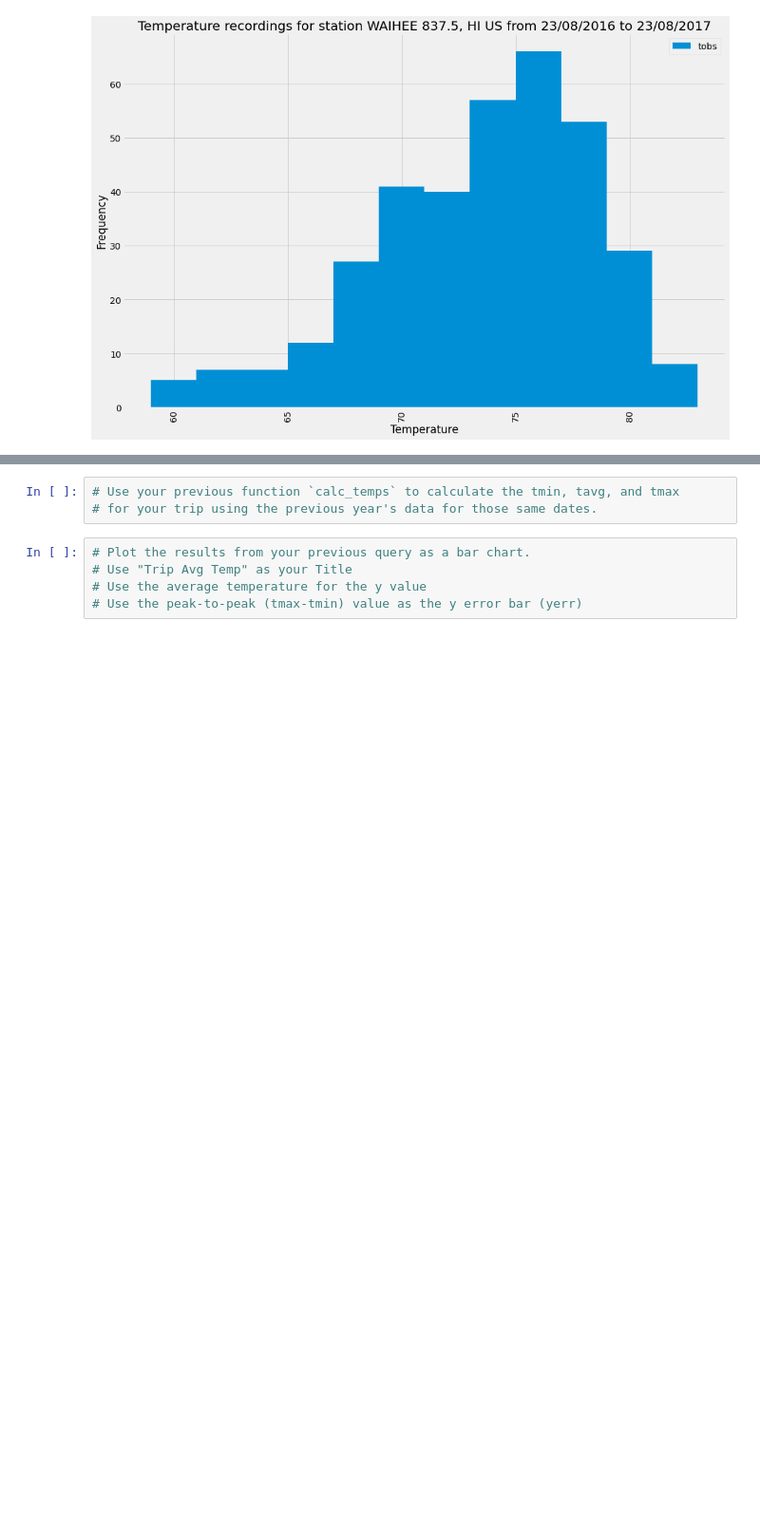
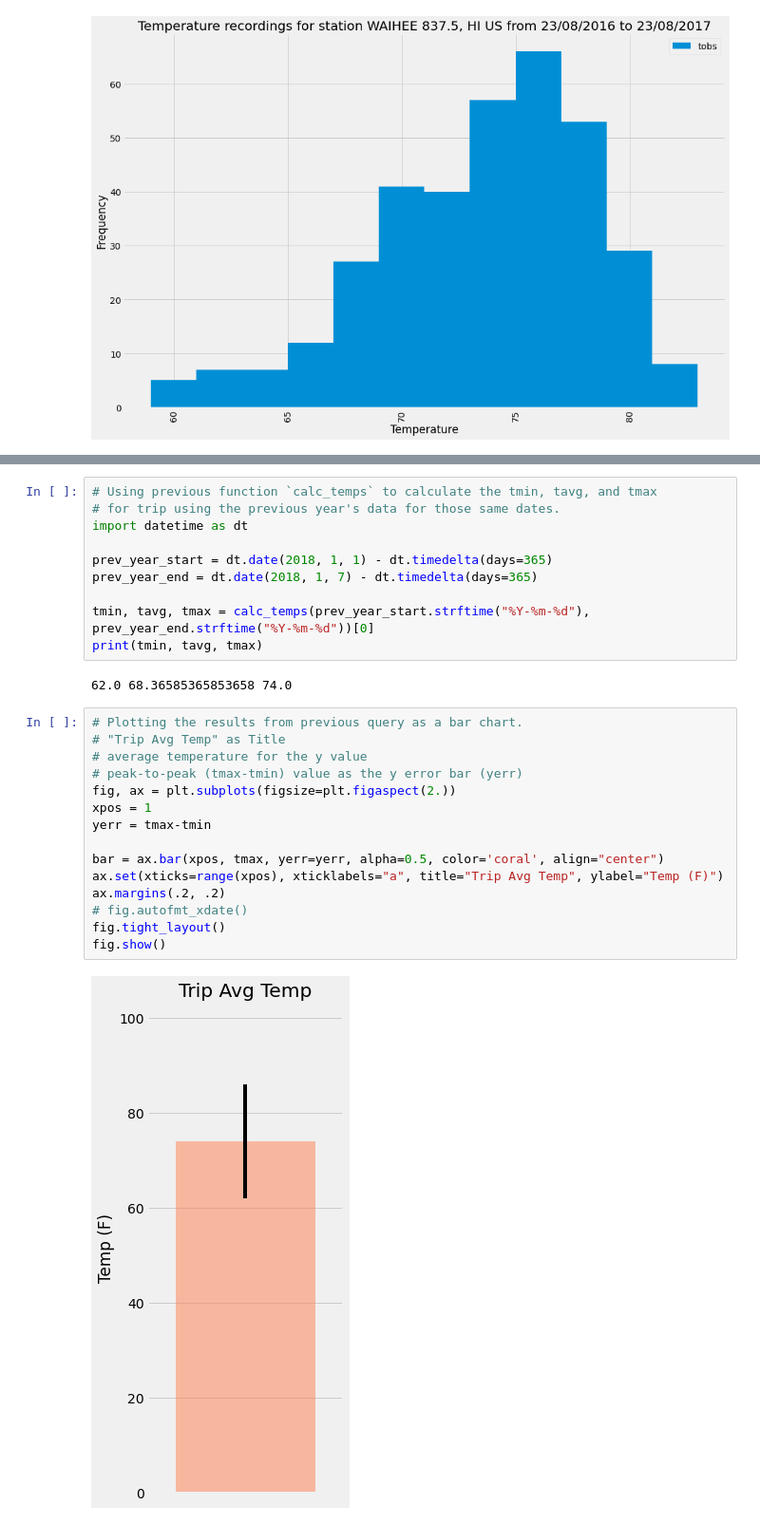
Before and after one commit to catherinesloan/sqlalchemy-challenge, a Jupyter notebook: climate_analysis.ipynb, the cells around one changed output, grey strips where cells are left out. Shown at 95% size. Saved outputs shown, nothing was run; the diff lists cells and outputs as text; blank space fills up the shorter version.

```diff
--- a/climate_analysis.ipynb
+++ b/climate_analysis.ipynb
@@ -412,8 +534,29 @@ print(calc_temps('2012-02-28', '2012-03-05'))
 # %%
-# Use your previous function `calc_temps` to calculate the tmin, tavg, and tmax
-# for your trip using the previous year's data for those same dates.
+# Using previous function `calc_temps` to calculate the tmin, tavg, and tmax
+# for trip using the previous year's data for those same dates.
+import datetime as dt
+
+prev_year_start = dt.date(2018, 1, 1) - dt.timedelta(days=365)
+prev_year_end = dt.date(2018, 1, 7) - dt.timedelta(days=365)
+
+tmin, tavg, tmax = calc_temps(prev_year_start.strftime("%Y-%m-%d"), prev_year_end.strftime("%Y-%m-%d"))[0]
+print(tmin, tavg, tmax)
+# %% [output]
+62.0 68.36585365853658 74.0
 # %%
-# Plot the results from your previous query as a bar chart.
-# Use "Trip Avg Temp" as your Title
-# Use the average temperature for the y value
-# Use the peak-to-peak (tmax-tmin) value as the y error bar (yerr)
+# Plotting the results from previous query as a bar chart.
+# "Trip Avg Temp" as Title
+# average temperature for the y value
+# peak-to-peak (tmax-tmin) value as the y error bar (yerr)
+fig, ax = plt.subplots(figsize=plt.figaspect(2.))
+xpos = 1
+yerr = tmax-tmin
+
+bar = ax.bar(xpos, tmax, yerr=yerr, alpha=0.5, color='coral', align="center")
+ax.set(xticks=range(xpos), xticklabels="a", title="Trip Avg Temp", ylabel="Temp (F)")
+ax.margins(.2, .2)
+# fig.autofmt_xdate()
+fig.tight_layout()
+fig.show()
+# %% [output]
+[figure, added]
```
Also changed, not shown: parts of 36 cells of this notebook.
